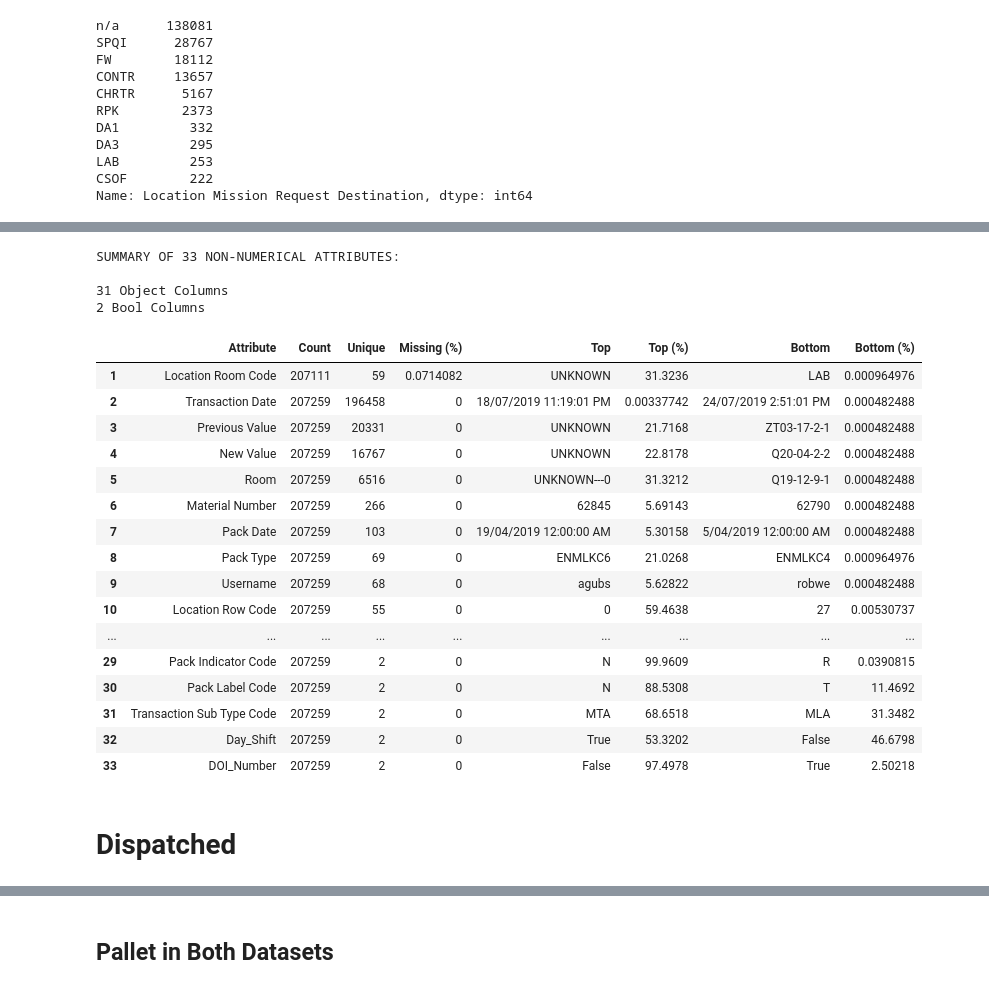
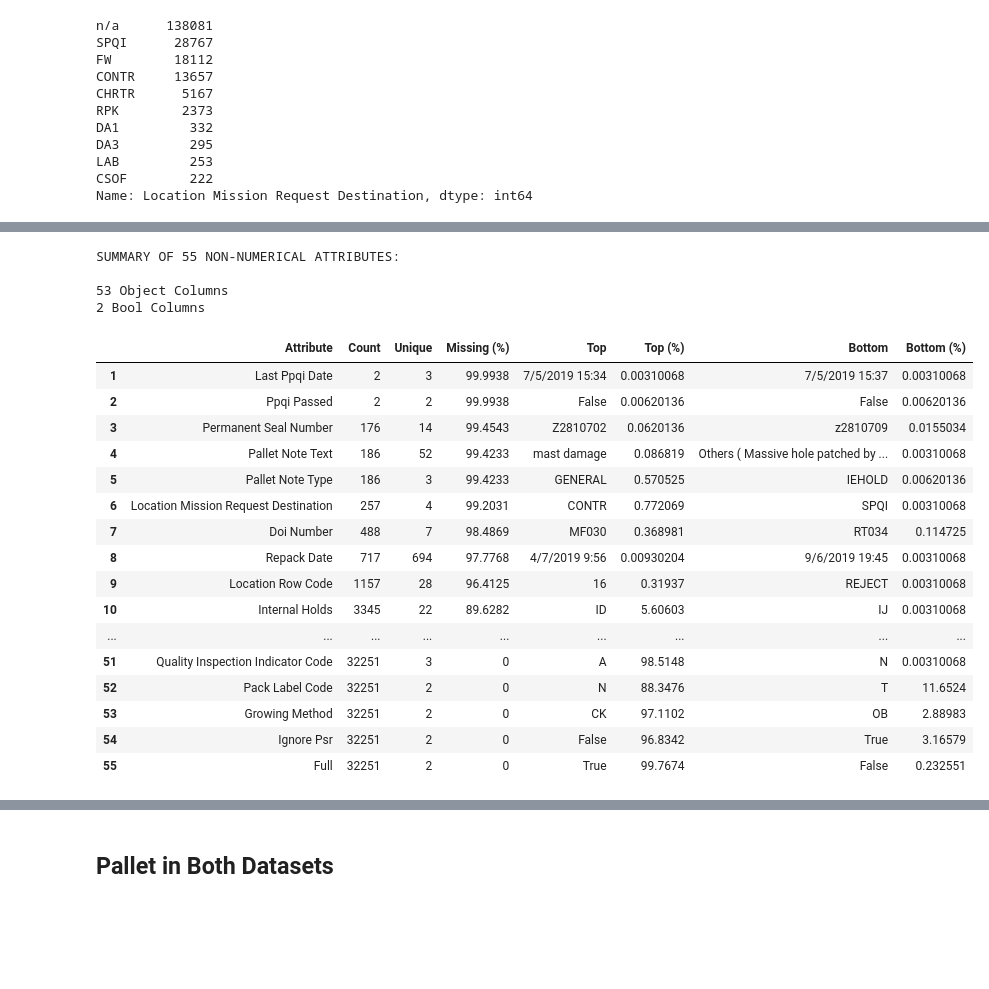
Before and after one commit to nanchin/Optimizing-Inventory-Goods-Movement, a Jupyter notebook: Week_2.ipynb, the cells around one changed output, grey strips where cells are left out. Cells and saved outputs as stored; diff of their text form; code cells hidden in the pictures; blank space fills up the shorter version.

Commit message:
continue data cleaning in Dispatched

```diff
--- a/Week_2.ipynb
+++ b/Week_2.ipynb
@@ -523,0 +542,2 @@ Drop 25 Columns with Single Label:
+# %%
+dispatched.drop(columns=descrip,axis='columns',inplace=True)
@@ -523,0 +548,2 @@ Drop 25 Columns with Single Label:
+# %%
+dispatched.drop(columns=['Doi Clearance Date','Australian Inspection Reference','Zespri Li Number'],axis='columns',inplace=True)
@@ -524,3 +553,7 @@ Drop 25 Columns with Single Label:
+# %%
+dispatched['Pallet Note']=dispatched['Pallet Note Type'].notnull() & dispatched['Pallet Note Text'].notnull()
+# %%
+dispatched.drop(columns=['Pallet Note Type','Pallet Note Text'],axis='columns',inplace=True)
 # %% [markdown]
 # 7) Convert to Time Series Data
 Some of the attributes in this dataset contain datetime information,i.e.
@@ -1042,26 +1138,24 @@ Name: Location Mission Request Destination, dtype: int64
 # %%
-summary_object(transaction)
+summary_object(dispatched)
 # %% [output]
-SUMMARY OF 33 NON-NUMERICAL ATTRIBUTES:
+SUMMARY OF 55 NON-NUMERICAL ATTRIBUTES:
 
-31 Object Columns
+53 Object Columns
 2 Bool Columns
 |  | Attribute | Count | Unique | Missing (%) | Top | Top (%) | Bottom | Bottom (%) |
-| 1 | Location Room Code | 207111 | 59 | 0.0714082 | UNKNOWN | 31.3236 | LAB | 0.000964976 |
-| 2 | Transaction Date | 207259 | 196458 | 0 | 18/07/2019 11:19:01 PM | 0.00337742 | 24/07/2019 2:51:01 PM | 0.000482488 |
-| 3 | Previous Value | 207259 | 20331 | 0 | UNKNOWN | 21.7168 | ZT03-17-2-1 | 0.000482488 |
-| 4 | New Value | 207259 | 16767 | 0 | UNKNOWN | 22.8178 | Q20-04-2-2 | 0.000482488 |
-| 5 | Room | 207259 | 6516 | 0 | UNKNOWN---0 | 31.3212 | Q19-12-9-1 | 0.000482488 |
-| 6 | Material Number | 207259 | 266 | 0 | 62845 | 5.69143 | 62790 | 0.000482488 |
-| 7 | Pack Date | 207259 | 103 | 0 | 19/04/2019 12:00:00 AM | 5.30158 | 5/04/2019 12:00:00 AM | 0.000482488 |
-| 8 | Pack Type | 207259 | 69 | 0 | ENMLKC6 | 21.0268 | ENMLKC4 | 0.000964976 |
-| 9 | Username | 207259 | 68 | 0 | agubs | 5.62822 | robwe | 0.000482488 |
-| 10 | Location Row Code | 207259 | 55 | 0 | 0 | 59.4638 | 27 | 0.00530737 |
+| 1 | Last Ppqi Date | 2 | 3 | 99.9938 | 7/5/2019 15:34 | 0.00310068 | 7/5/2019 15:37 | 0.00310068 |
+| 2 | Ppqi Passed | 2 | 2 | 99.9938 | False | 0.00620136 | False | 0.00620136 |
+| 3 | Permanent Seal Number | 176 | 14 | 99.4543 | Z2810702 | 0.0620136 | z2810709 | 0.0155034 |
+| 4 | Pallet Note Text | 186 | 52 | 99.4233 | mast damage | 0.086819 | Others ( Massive hole patched by ... | 0.00310068 |
+| 5 | Pallet Note Type | 186 | 3 | 99.4233 | GENERAL | 0.570525 | IEHOLD | 0.00620136 |
+| 6 | Location Mission Request Destination | 257 | 4 | 99.2031 | CONTR | 0.772069 | SPQI | 0.00310068 |
+| 7 | Doi Number | 488 | 7 | 98.4869 | MF030 | 0.368981 | RT034 | 0.114725 |
+| 8 | Repack Date | 717 | 694 | 97.7768 | 4/7/2019 9:56 | 0.00930204 | 9/6/2019 19:45 | 0.00310068 |
+| 9 | Location Row Code | 1157 | 28 | 96.4125 | 16 | 0.31937 | REJECT | 0.00310068 |
+| 10 | Internal Holds | 3345 | 22 | 89.6282 | ID | 5.60603 | IJ | 0.00310068 |
 | ... | ... | ... | ... | ... | ... | ... | ... | ... |
-| 29 | Pack Indicator Code | 207259 | 2 | 0 | N | 99.9609 | R | 0.0390815 |
-| 30 | Pack Label Code | 207259 | 2 | 0 | N | 88.5308 | T | 11.4692 |
-| 31 | Transaction Sub Type Code | 207259 | 2 | 0 | MTA | 68.6518 | MLA | 31.3482 |
-| 32 | Day_Shift | 207259 | 2 | 0 | True | 53.3202 | False | 46.6798 |
-| 33 | DOI_Number | 207259 | 2 | 0 | False | 97.4978 | True | 2.50218 |
+| 51 | Quality Inspection Indicator Code | 32251 | 3 | 0 | A | 98.5148 | N | 0.00310068 |
+| 52 | Pack Label Code | 32251 | 2 | 0 | N | 88.3476 | T | 11.6524 |
+| 53 | Growing Method | 32251 | 2 | 0 | CK | 97.1102 | OB | 2.88983 |
+| 54 | Ignore Psr | 32251 | 2 | 0 | False | 96.8342 | True | 3.16579 |
+| 55 | Full | 32251 | 2 | 0 | True | 99.7674 | False | 0.232551 |
-# %% [markdown]
-# Dispatched
```
Also changed, not shown: parts of 41 cells of this notebook.
